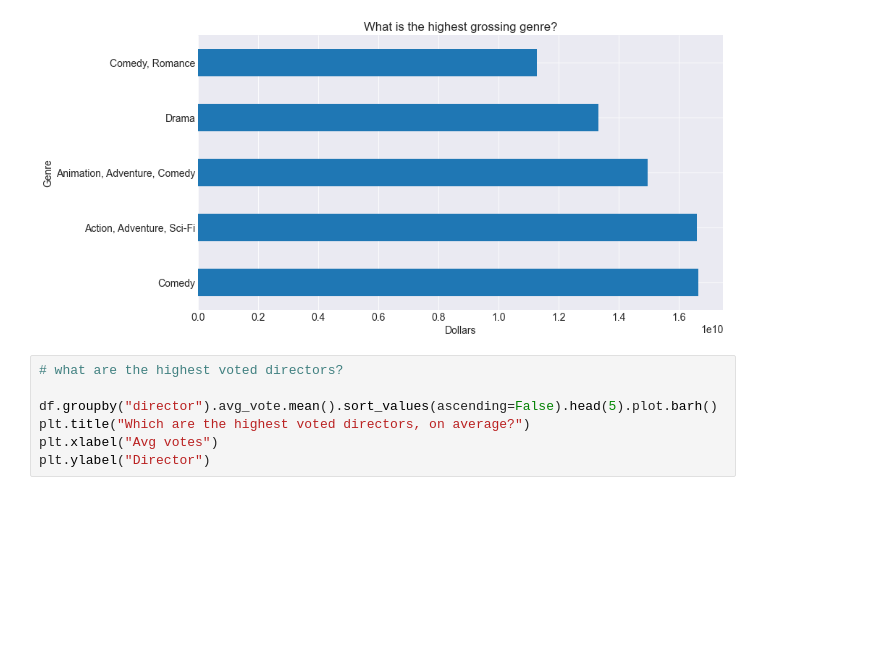
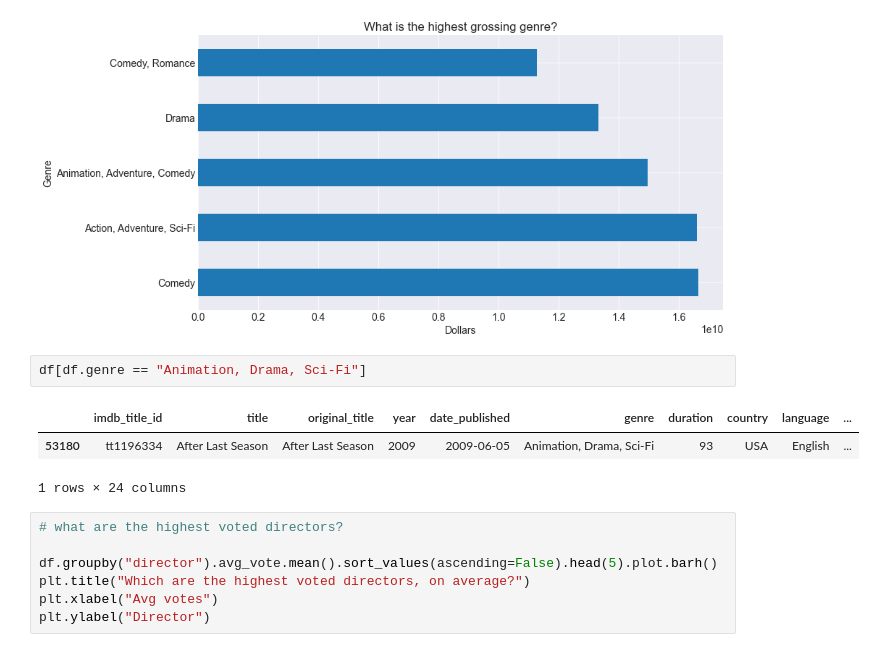
Before and after one commit to guedanie/movie_recommendation_model, a Jupyter notebook: wrangle_notebook.ipynb, the cells around one changed output. Drawn from its saved outputs; the diff is of its cells as text; blank space fills up the shorter version.

```diff
--- a/wrangle_notebook.ipynb
+++ b/wrangle_notebook.ipynb
@@ -336,6 +336,12 @@ plt.ylabel("Genre")
 # %% [output]
 Text(0, 0.5, 'Genre')
 [figure]
+# %%
+df[df.genre == "Animation, Drama, Sci-Fi"]
+# %% [output]
+|  | imdb_title_id | title | original_title | year | date_published | genre | duration | country | language | ... |
+| 53180 | tt1196334 | After Last Season | After Last Season | 2009 | 2009-06-05 | Animation, Drama, Sci-Fi | 93 | USA | English | ... |
+1 rows × 24 columns
 # %%
 # what are the highest voted directors?
 
```
